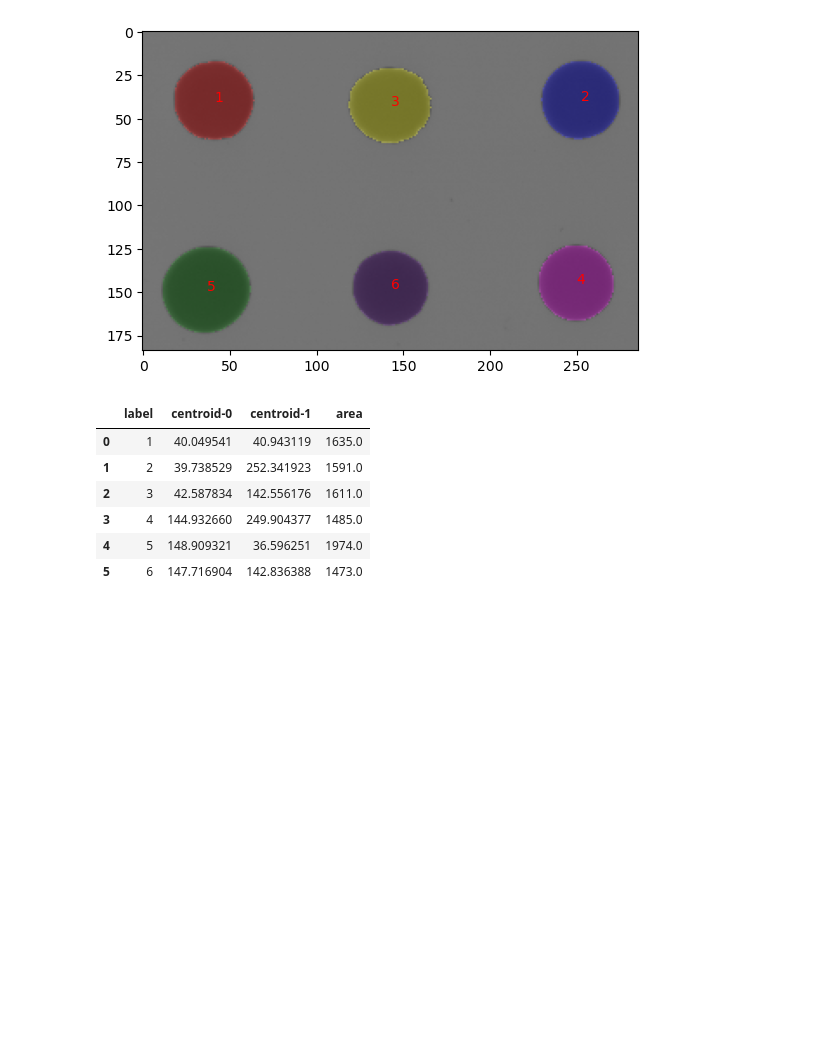
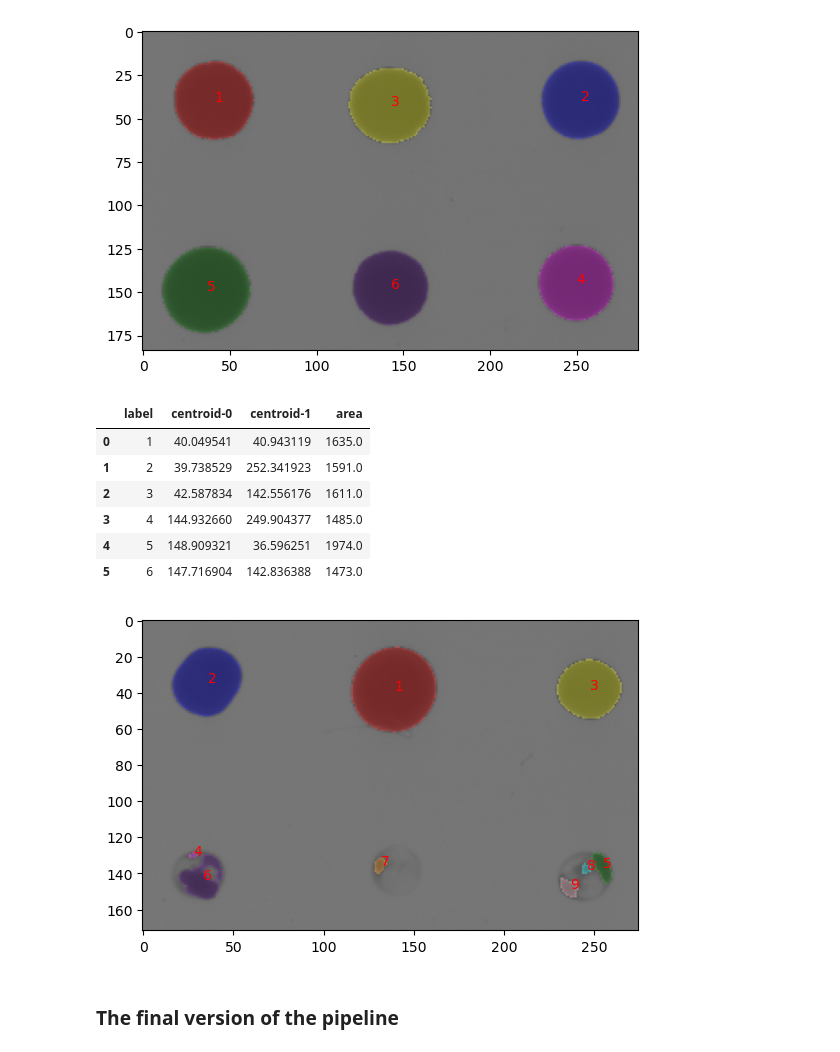
Before and after one commit to Bio724D/Bio724D_2023_2024, a Jupyter notebook: python_notebooks/Control-flow-dicts-functions.ipynb, the cells around one changed output. Drawn from its saved outputs; the diff is of its cells as text; code cells hidden in the pictures; blank space fills up the shorter version.

```diff
--- a/python_notebooks/Control-flow-dicts-functions.ipynb
+++ b/python_notebooks/Control-flow-dicts-functions.ipynb
@@ -701,6 +694,13 @@ data
 | 3 | 4 | 144.932660 | 249.904377 | 1485.0 |
 | 4 | 5 | 148.909321 | 36.596251 | 1974.0 |
 | 5 | 6 | 147.716904 | 142.836388 | 1473.0 |
+# %%
+segment_and_measure("yeast_colonies_tougher.jpg", threshold=125, plot=True)
+pass
+# %% [output]
+[figure, added]
+# %% [markdown]
+### The final version of the pipeline
 # %%
 import numpy as np
 from matplotlib import pyplot as plt
```
Also changed, not shown: parts of 8 cells of this notebook, 2 other files.
